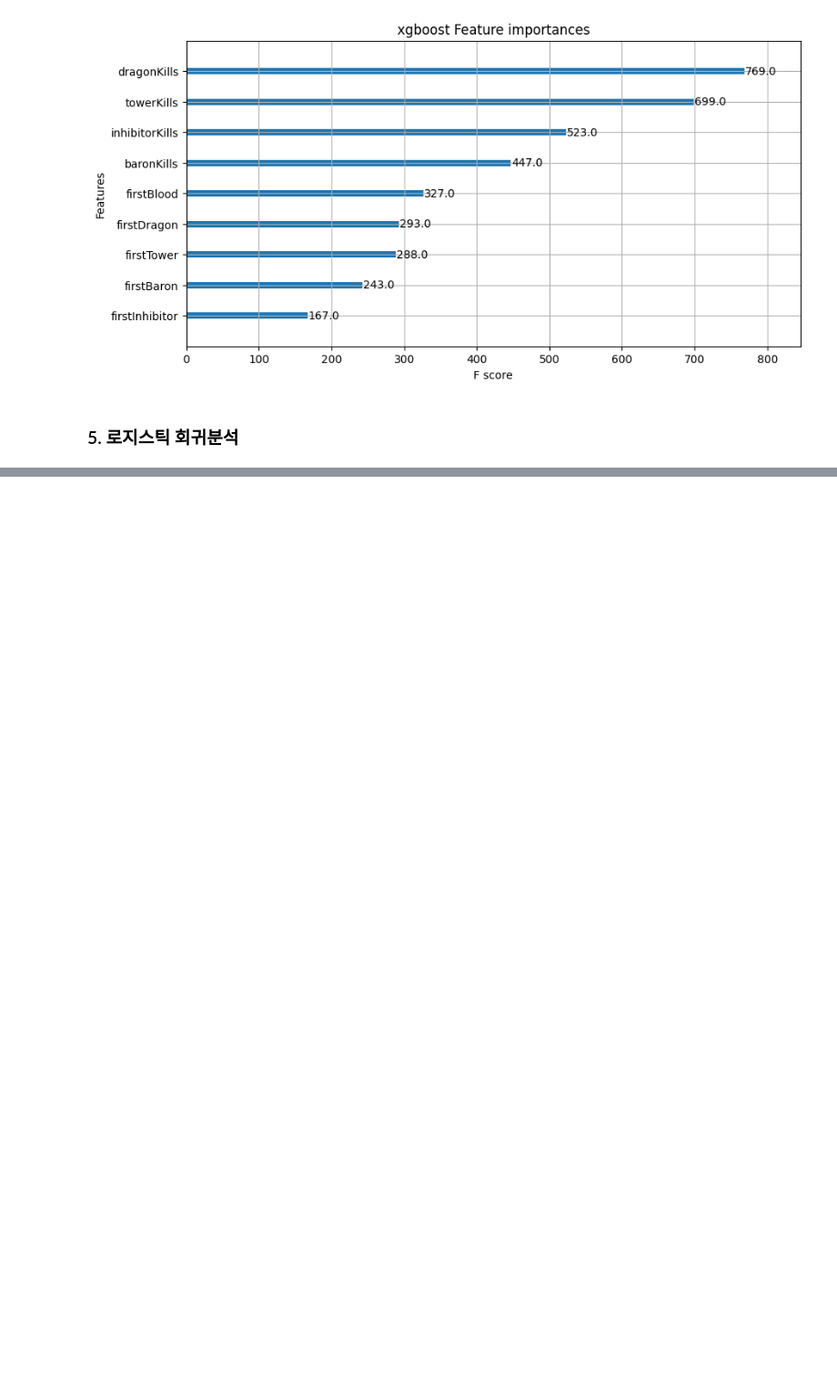
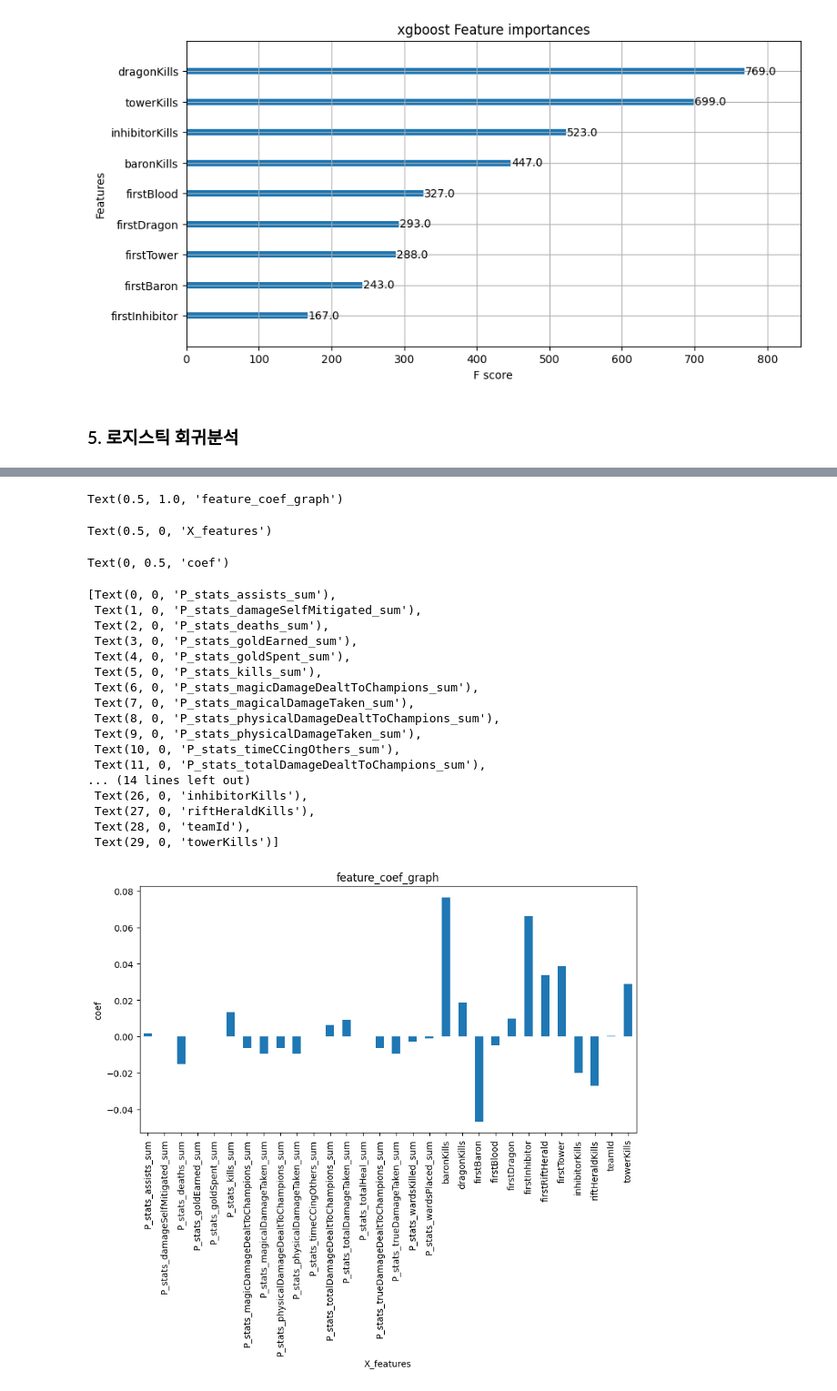
Before and after one commit to cheonjaeJJang/lol_project, a Jupyter notebook: analysis.ipynb, the cells around one changed output, grey strips where cells are left out. Shown at 91% size. Cells and saved outputs as stored; diff of their text form; code cells hidden in the pictures; blank space fills up the shorter version.

```diff
--- a/analysis.ipynb
+++ b/analysis.ipynb
@@ -355,4 +355,5 @@ plot_importance(xgb_model, title='xgboost Feature importances', ax=ax)
 # %% [markdown]
 ### 5. 로지스틱 회귀분석
 # %%
-df.drop(['gameId', 'gameDuration', 'vilemawKills', 'dominionVictoryScore','ban_champion_1', 'ban_champion_2', 'ban_champion_3', 'ban_champion_4', 'ban_champion_5'], axis=1).corr()[['win']]
+df = df.drop(['gameId', 'gameDuration', 'vilemawKills', 'dominionVictoryScore','ban_champion_1', 'ban_champion_2', 'ban_champion_3', 'ban_champion_4', 'ban_champion_5'], axis=1)
+df.corr()[['win']]
@@ -358,0 +394,13 @@ df.drop(['gameId', 'gameDuration', 'vilemawKills', 'dominionVictoryScore','ban_c
+# %%
+import statsmodels.api as sm
+from sklearn.model_selection import train_test_split
+from math import sqrt
+from sklearn import linear_model
+from sklearn.metrics import mean_squared_error
+
+X = df[df.columns.difference(['win'])]
+y = df['win']
+
+X_train, X_test, y_train, y_test = train_test_split(X, y, test_size=0.25, random_state=19)
+model = sm.OLS(y_train, X_train).fit()
+model.summary()
@@ -358,0 +443,37 @@ df.drop(['gameId', 'gameDuration', 'vilemawKills', 'dominionVictoryScore','ban_c
+# %%
+import matplotlib.pyplot as plt
+
+coefs = model.params.tolist()
+coefs_series = pd.Series(coefs)
+
+plt.rcParams['figure.figsize'] = [10,5]
+
+x_labels = model.params.index.tolist()
+
+ax = coefs_series.plot(kind='bar')
+ax.set_title('feature_coef_graph')
+ax.set_xlabel('X_features')
+ax.set_ylabel('coef')
+ax.set_xticklabels(x_labels)
+# %% [output]
+Text(0.5, 1.0, 'feature_coef_graph')
+Text(0.5, 0, 'X_features')
+Text(0, 0.5, 'coef')
+[Text(0, 0, 'P_stats_assists_sum'),
+ Text(1, 0, 'P_stats_damageSelfMitigated_sum'),
+ Text(2, 0, 'P_stats_deaths_sum'),
+ Text(3, 0, 'P_stats_goldEarned_sum'),
+ Text(4, 0, 'P_stats_goldSpent_sum'),
+ Text(5, 0, 'P_stats_kills_sum'),
+ Text(6, 0, 'P_stats_magicDamageDealtToChampions_sum'),
+ Text(7, 0, 'P_stats_magicalDamageTaken_sum'),
+ Text(8, 0, 'P_stats_physicalDamageDealtToChampions_sum'),
+ Text(9, 0, 'P_stats_physicalDamageTaken_sum'),
+ Text(10, 0, 'P_stats_timeCCingOthers_sum'),
+ Text(11, 0, 'P_stats_totalDamageDealtToChampions_sum'),
+... (14 lines left out)
+ Text(26, 0, 'inhibitorKills'),
+ Text(27, 0, 'riftHeraldKills'),
+ Text(28, 0, 'teamId'),
+ Text(29, 0, 'towerKills')]
+[figure, added]
```
Also changed, not shown: parts of 8 cells of this notebook.
